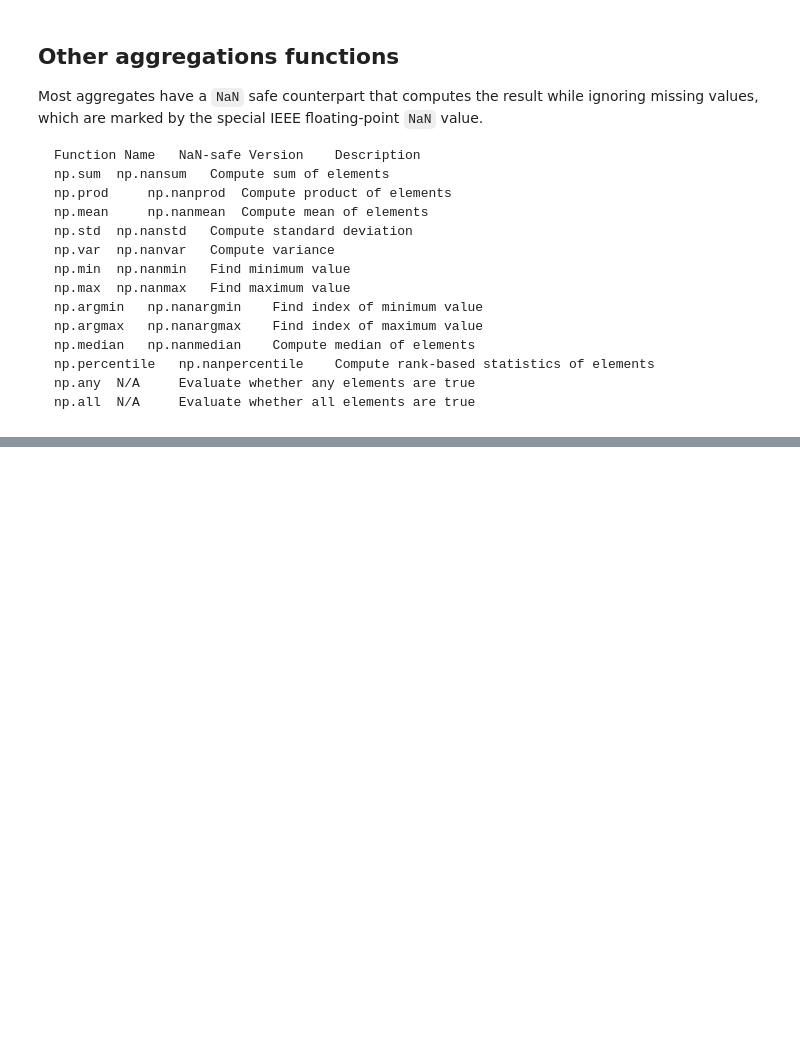
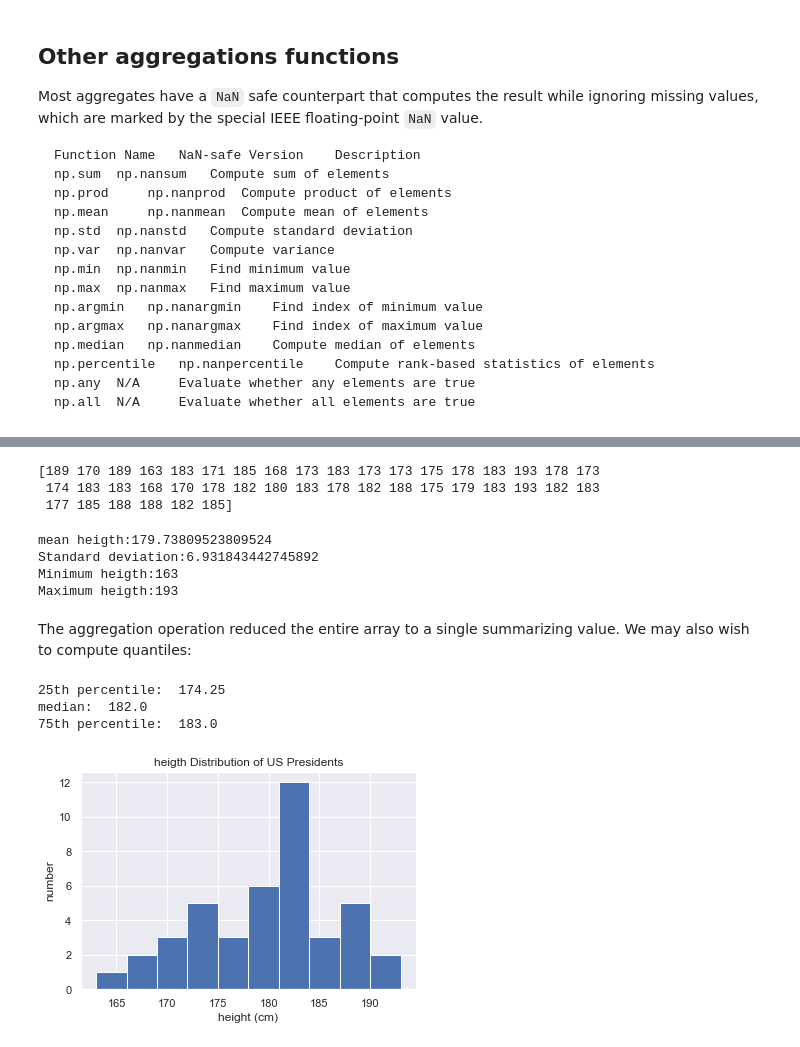
Before and after one commit to Jeffresh/python-datascience-handbook, a Jupyter notebook: numpy/agregations.ipynb, the cells around one changed output, grey strips where cells are left out. Saved outputs shown, nothing was run; the diff lists cells and outputs as text; code cells hidden in the pictures; blank space fills up the shorter version.

Commit message:
feat(numpy): add example heights

```diff
--- a/numpy/agregations.ipynb
+++ b/numpy/agregations.ipynb
@@ -99,0 +107,3 @@ np.all 	N/A 	Evaluate whether all elements are true
+# %%
+data = pd.read_csv('./data/president_heights.csv')
+data.head()
@@ -99,0 +117,27 @@ np.all 	N/A 	Evaluate whether all elements are true
+# %%
+heigths = np.array(data['height(cm)'])
+print(heigths)
+# %% [output]
+[189 170 189 163 183 171 185 168 173 183 173 173 175 178 183 193 178 173
+ 174 183 183 168 170 178 182 180 183 178 182 188 175 179 183 193 182 183
+ 177 185 188 188 182 185]
+# %%
+print(f"mean heigth:{heigths.mean()}")
+print(f"Standard deviation:{heigths.std()}")
+print(f"Minimum heigth:{heigths.min()}")
+print(f"Maximum heigth:{heigths.max()}")
+# %% [output]
+mean heigth:179.73809523809524
+Standard deviation:6.931843442745892
+Minimum heigth:163
+Maximum heigth:193
+# %% [markdown]
+The aggregation operation reduced the entire array to a single summarizing value. We may also wish to compute quantiles:
+# %%
+print('25th percentile: ', np.percentile(heigths, 25))
+print('median: ', np.median(heigths))
+print('75th percentile: ', np.percentile(heigths, 75))
+# %% [output]
+25th percentile:  174.25
+median:  182.0
+75th percentile:  183.0
@@ -99,0 +148,7 @@ np.all 	N/A 	Evaluate whether all elements are true
+# %%
+plt.hist(heigths)
+plt.title("heigth Distribution of US Presidents")
+plt.xlabel('height (cm)')
+plt.ylabel('number');
+# %% [output]
+[figure, added]
```
Also changed, not shown: parts of 4 cells of this notebook.
